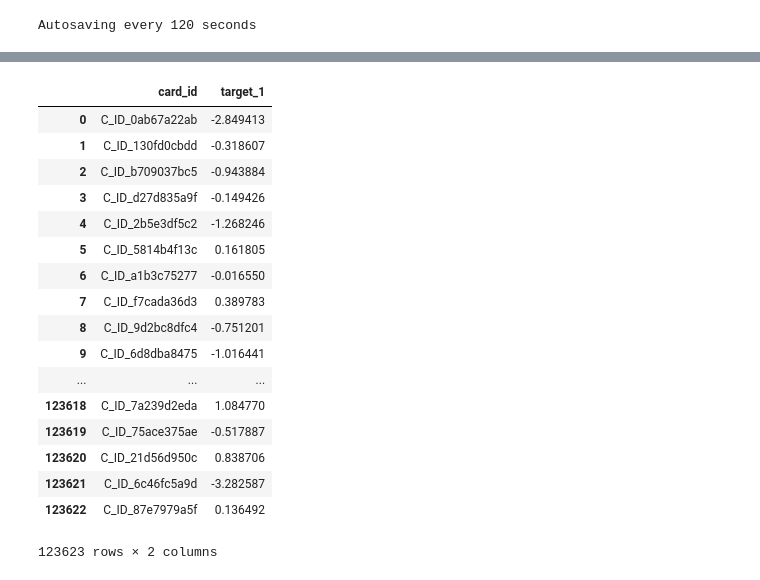
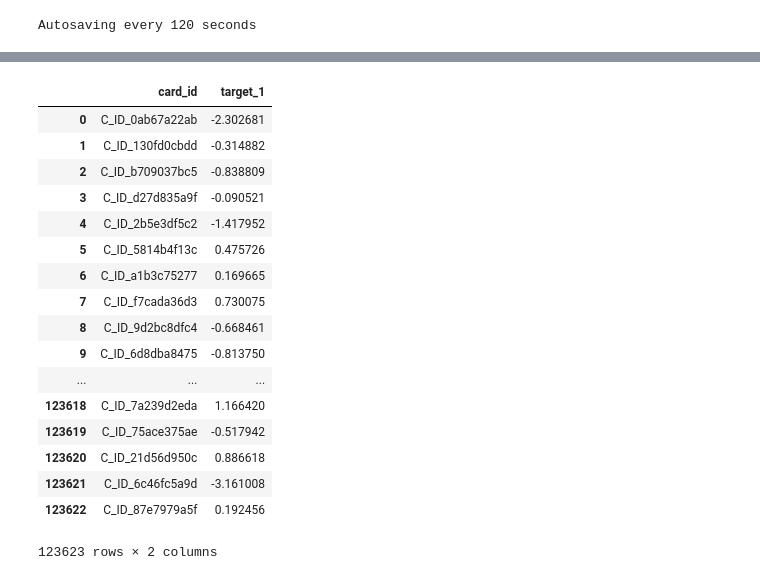
Before and after one commit to anonymouskitler/kaggle, a Jupyter notebook: Blending submissions.ipynb, the cells around one changed output, grey strips where cells are left out. Saved outputs shown, nothing was run; the diff lists cells and outputs as text; code cells hidden in the pictures.

```diff
--- a/Blending submissions.ipynb
+++ b/Blending submissions.ipynb
@@ -87,24 +111,24 @@ targets[-1]
 123623 rows × 2 columns
 # %%
-pd.read_csv(f'submission-2019-01-20 19:35:24.892043.csv', names=["card_id",f'target_1'],skiprows=[0],header=None)
+pd.read_csv(f'combined_submission-2019-02-22 20:49:55.088273.csv', names=["card_id",f'target_1'],skiprows=[0],header=None)
 # %% [output]
 |  | card_id | target_1 |
-| 0 | C_ID_0ab67a22ab | -2.849413 |
-| 1 | C_ID_130fd0cbdd | -0.318607 |
-| 2 | C_ID_b709037bc5 | -0.943884 |
-| 3 | C_ID_d27d835a9f | -0.149426 |
-| 4 | C_ID_2b5e3df5c2 | -1.268246 |
-| 5 | C_ID_5814b4f13c | 0.161805 |
-| 6 | C_ID_a1b3c75277 | -0.016550 |
-| 7 | C_ID_f7cada36d3 | 0.389783 |
-| 8 | C_ID_9d2bc8dfc4 | -0.751201 |
-| 9 | C_ID_6d8dba8475 | -1.016441 |
+| 0 | C_ID_0ab67a22ab | -2.302681 |
+| 1 | C_ID_130fd0cbdd | -0.314882 |
+| 2 | C_ID_b709037bc5 | -0.838809 |
+| 3 | C_ID_d27d835a9f | -0.090521 |
+| 4 | C_ID_2b5e3df5c2 | -1.417952 |
+| 5 | C_ID_5814b4f13c | 0.475726 |
+| 6 | C_ID_a1b3c75277 | 0.169665 |
+| 7 | C_ID_f7cada36d3 | 0.730075 |
+| 8 | C_ID_9d2bc8dfc4 | -0.668461 |
+| 9 | C_ID_6d8dba8475 | -0.813750 |
 | ... | ... | ... |
-| 123618 | C_ID_7a239d2eda | 1.084770 |
-| 123619 | C_ID_75ace375ae | -0.517887 |
-| 123620 | C_ID_21d56d950c | 0.838706 |
-| 123621 | C_ID_6c46fc5a9d | -3.282587 |
-| 123622 | C_ID_87e7979a5f | 0.136492 |
+| 123618 | C_ID_7a239d2eda | 1.166420 |
+| 123619 | C_ID_75ace375ae | -0.517942 |
+| 123620 | C_ID_21d56d950c | 0.886618 |
+| 123621 | C_ID_6c46fc5a9d | -3.161008 |
+| 123622 | C_ID_87e7979a5f | 0.192456 |
 123623 rows × 2 columns
 # %%
 df_base = targets[-1]
```
Also changed, not shown: parts of 18 cells of this notebook, 17 other files.
